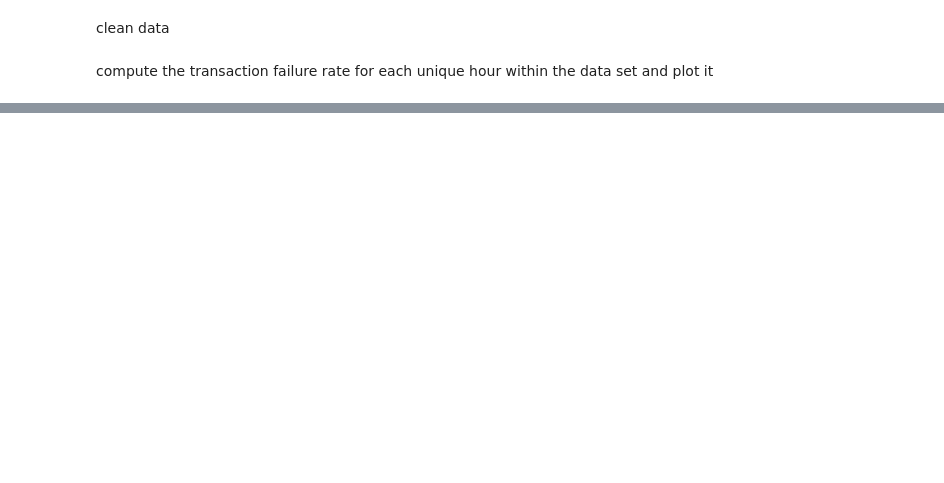
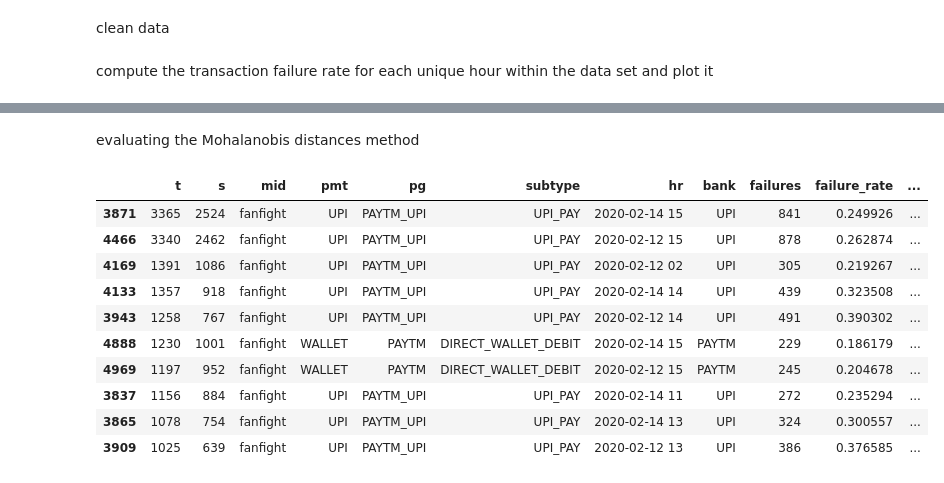
Before and after one commit to Jacob-J-Richards/Personal_save, a Jupyter notebook: Python/Transaction_Failure_Python.ipynb, the cells around one changed output, grey strips where cells are left out. Cells and saved outputs as stored; diff of their text form; code cells hidden in the pictures; blank space fills up the shorter version.

```diff
--- a/Python/Transaction_Failure_Python.ipynb
+++ b/Python/Transaction_Failure_Python.ipynb
@@ -53,0 +109,34 @@ plt.plot(
+# %% [markdown]
+evaluating the Mohalanobis distances method
+# %%
+from scipy.spatial.distance import mahalanobis
+from scipy.stats import zscore
+
+features = transactions[['t', 'failure_rate']]
+
+center = features.mean().values # the .values argument produces a list of the column means
+
+cov_matrix = np.cov(features.T) #covance is calculated from paired observations
+
+inv_cov_matrix = np.linalg.inv(cov_matrix)
+mahalanobis_distances = features.apply(
+    lambda row: mahalanobis(row, center, inv_cov_matrix), axis=1
+)
+
+transactions["mahalanobis_score"] = mahalanobis_distances
+
+transactions = transactions.sort_values(by="mahalanobis_score", ascending=False)
+
+display(transactions.head(10))
+# %% [output]
+|  | t | s | mid | pmt | pg | subtype | hr | bank | failures | failure_rate | ... |
+| 3871 | 3365 | 2524 | fanfight | UPI | PAYTM_UPI | UPI_PAY | 2020-02-14 15 | UPI | 841 | 0.249926 | ... |
+| 4466 | 3340 | 2462 | fanfight | UPI | PAYTM_UPI | UPI_PAY | 2020-02-12 15 | UPI | 878 | 0.262874 | ... |
+| 4169 | 1391 | 1086 | fanfight | UPI | PAYTM_UPI | UPI_PAY | 2020-02-12 02 | UPI | 305 | 0.219267 | ... |
+| 4133 | 1357 | 918 | fanfight | UPI | PAYTM_UPI | UPI_PAY | 2020-02-14 14 | UPI | 439 | 0.323508 | ... |
+| 3943 | 1258 | 767 | fanfight | UPI | PAYTM_UPI | UPI_PAY | 2020-02-12 14 | UPI | 491 | 0.390302 | ... |
+| 4888 | 1230 | 1001 | fanfight | WALLET | PAYTM | DIRECT_WALLET_DEBIT | 2020-02-14 15 | PAYTM | 229 | 0.186179 | ... |
+| 4969 | 1197 | 952 | fanfight | WALLET | PAYTM | DIRECT_WALLET_DEBIT | 2020-02-12 15 | PAYTM | 245 | 0.204678 | ... |
+| 3837 | 1156 | 884 | fanfight | UPI | PAYTM_UPI | UPI_PAY | 2020-02-14 11 | UPI | 272 | 0.235294 | ... |
+| 3865 | 1078 | 754 | fanfight | UPI | PAYTM_UPI | UPI_PAY | 2020-02-14 13 | UPI | 324 | 0.300557 | ... |
+| 3909 | 1025 | 639 | fanfight | UPI | PAYTM_UPI | UPI_PAY | 2020-02-12 13 | UPI | 386 | 0.376585 | ... |
```
Also changed, not shown: parts of 10 cells of this notebook.
